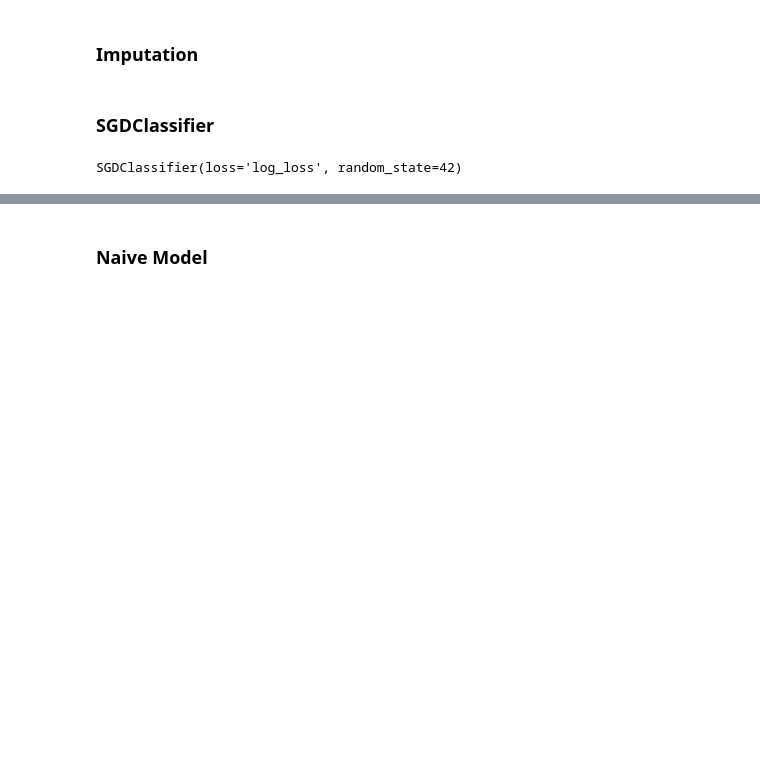
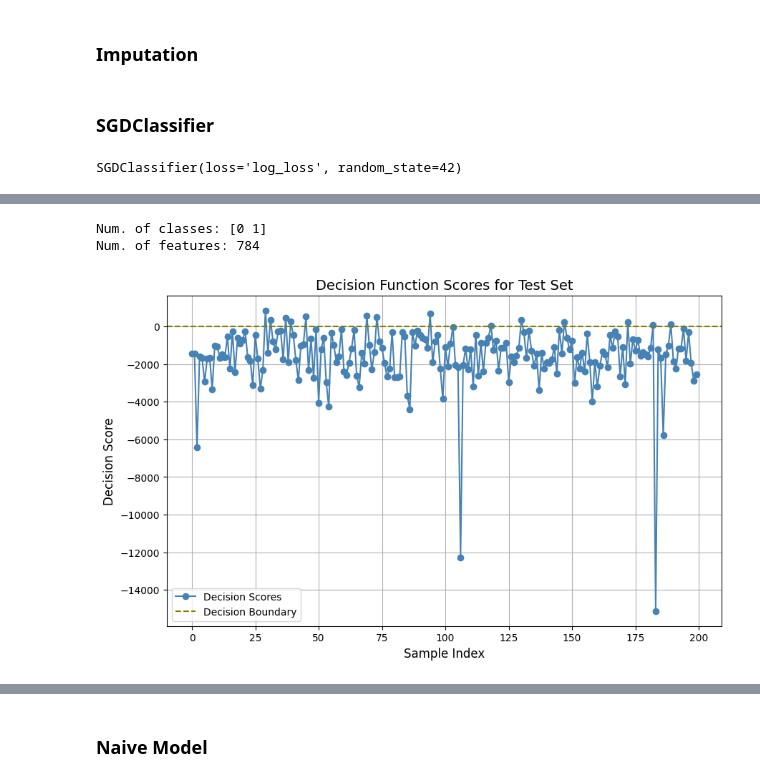
Before and after one commit to ariahosseini/TradML, a Jupyter notebook: ML_MNIST.ipynb, the cells around one changed output, grey strips where cells are left out. Cells and saved outputs as stored; diff of their text form; code cells hidden in the pictures; blank space fills up the shorter version.

```diff
--- a/ML_MNIST.ipynb
+++ b/ML_MNIST.ipynb
@@ -178,0 +199,19 @@ SGDClassifier(loss='log_loss', random_state=42)
+# %%
+print("Num. of classes:", sgd_clf.classes_)
+print("Num. of features:", sgd_clf.n_features_in_)
+# %% [output]
+Num. of classes: [0 1]
+Num. of features: 784
+# %%
+decision_scores = sgd_clf.decision_function(X_test)
+plt.figure(figsize=(10, 6))
+plt.plot(decision_scores, marker='o', linestyle='-', color='steelblue', label='Decision Scores')
+plt.axhline(y=0, color='olive', linestyle='--', label='Decision Boundary')  # Add this line
+plt.xlabel('Sample Index', fontsize=12)
+plt.ylabel('Decision Score', fontsize=12)
+plt.title('Decision Function Scores for Test Set', fontsize=14)
+plt.grid(True)
+plt.legend(fontsize=10)
+plt.show()
+# %% [output]
+[figure, added]
```
Also changed, not shown: parts of 20 cells of this notebook.
